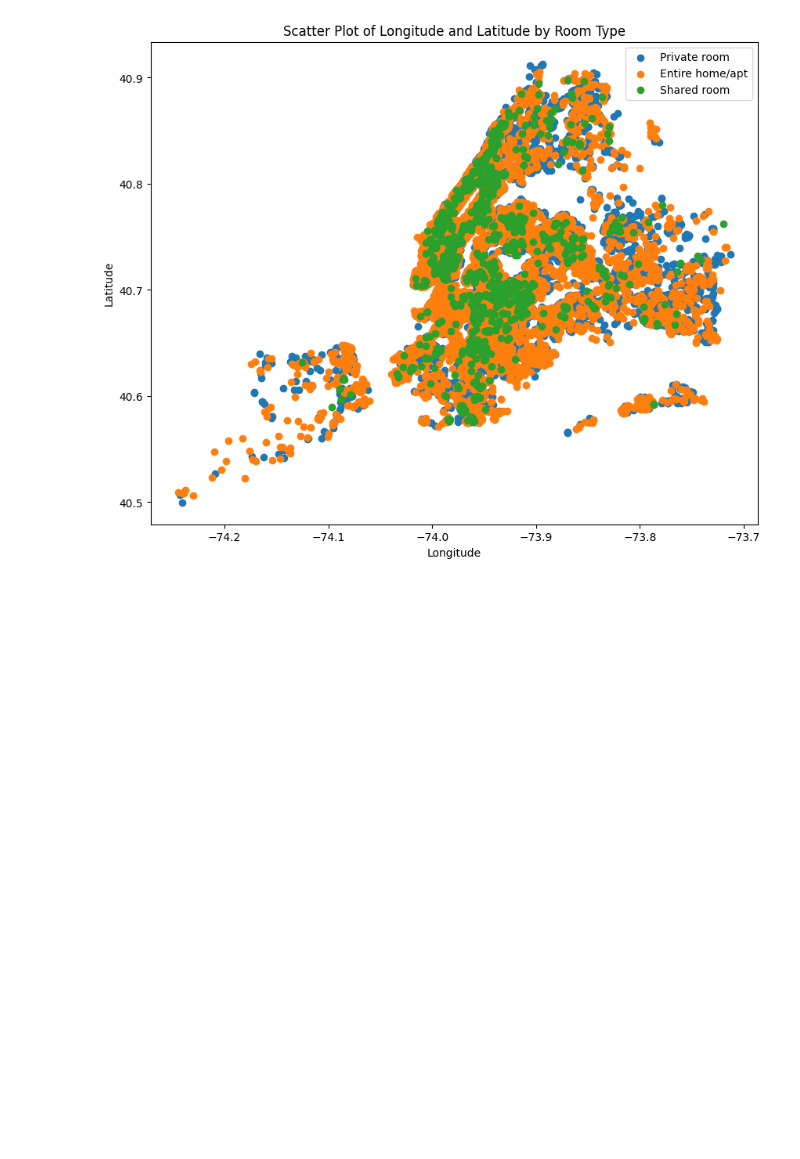
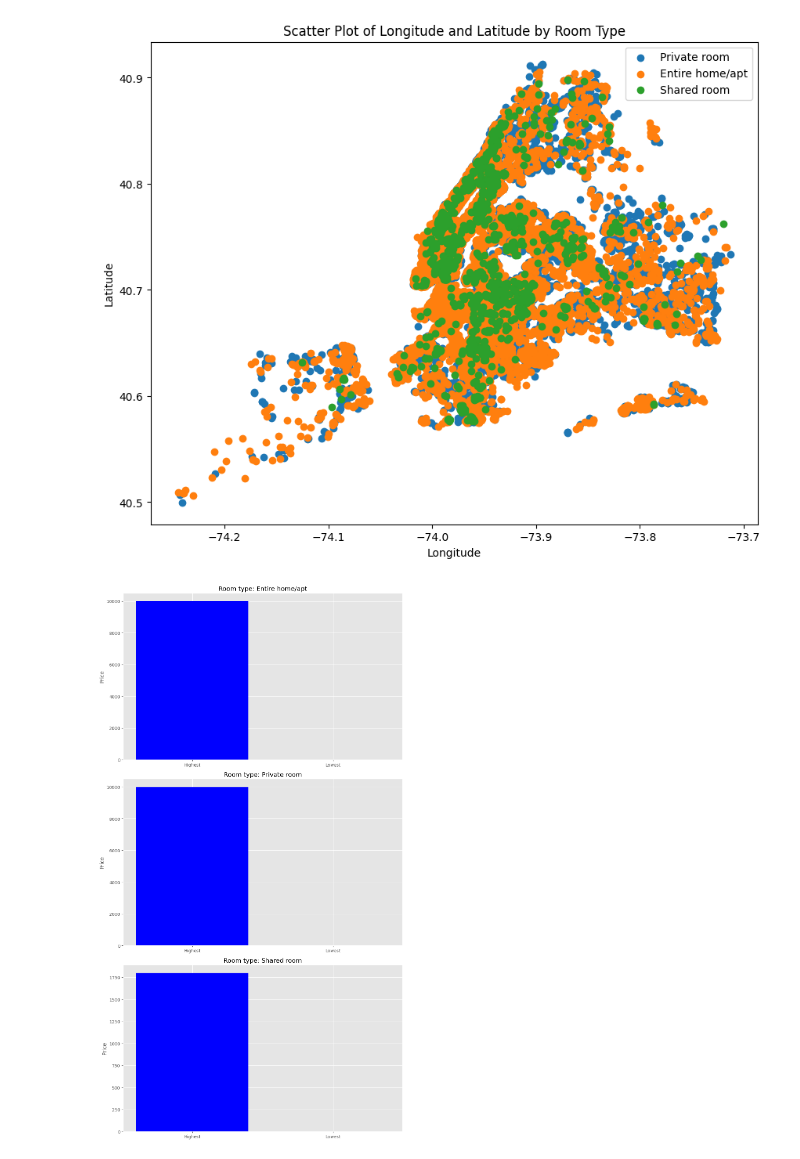
Before and after one commit to smkandel/Courses, a Jupyter notebook: Air_BnB_Data_Analysis_Project.ipynb, the cells around one changed output. Saved outputs shown, nothing was run; the diff lists cells and outputs as text; code cells hidden in the pictures; blank space fills up the shorter version.

```diff
--- a/Air_BnB_Data_Analysis_Project.ipynb
+++ b/Air_BnB_Data_Analysis_Project.ipynb
@@ -246,0 +245,17 @@ neighborhood_room_counts = df.groupby(['neighborhood', 'room_type']).size().unst
+# %%
+#11)  room_type vs price bar chart for the mean and highest and lowest
+grouped_df = df.groupby('room_type')
+grouped_df
+fig, axes = plt.subplots(len(grouped_df), 1, figsize=(10, 6 * len(grouped_df)))
+for i, (group_name, group_data) in enumerate(grouped_df):
+  ax = axes[i]
+  highest_price = group_data.loc[group_data['price'].idxmax()]
+  lowest_price = group_data.loc[group_data['price'].idxmin()]
+  ax.bar('Highest', highest_price['price'], color='blue')
+  ax.bar('Lowest', lowest_price['price'], color='red')
+  ax.set_title(f"Room type: {group_name}")
+  ax.set_ylabel('Price')
+plt.tight_layout()
+plt.show()
+# %% [output]
+[figure, added]
```
Also changed, not shown: parts of 17 cells of this notebook.
